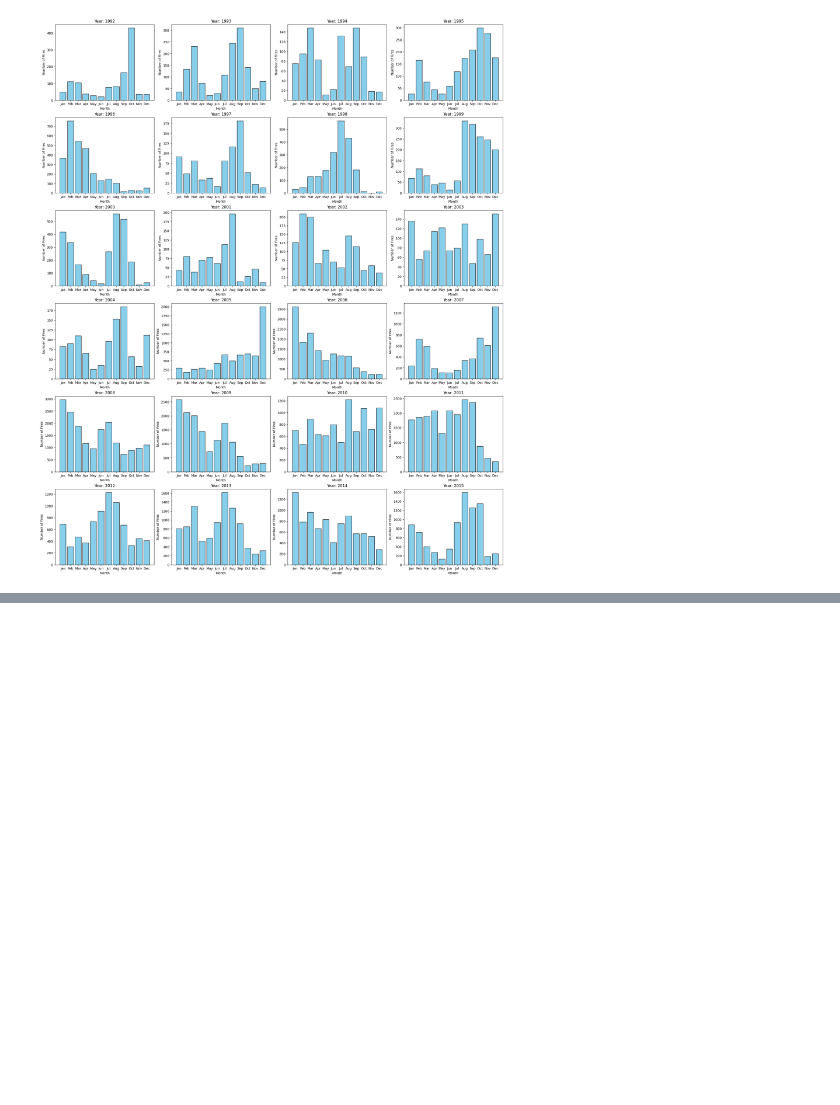
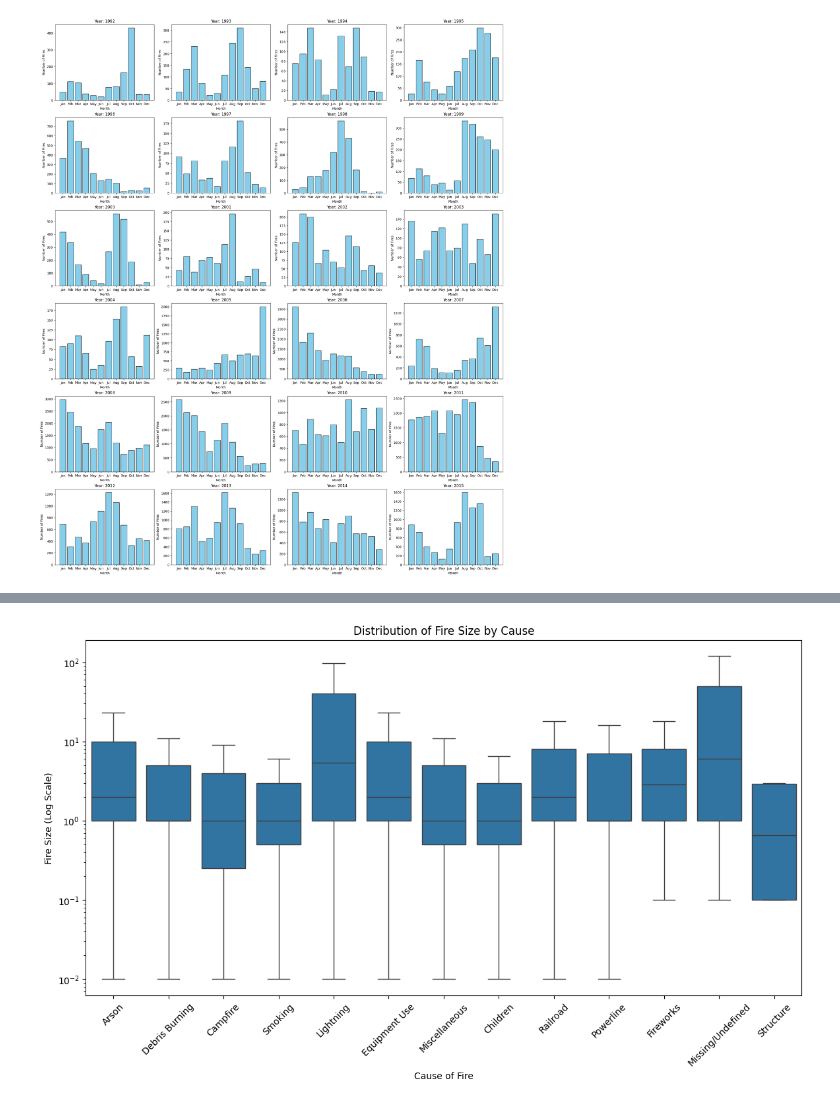
Before and after one commit to J0bster/forestfires_usa, a Jupyter notebook: Job/plot.ipynb, the cells around one changed output, grey strips where cells are left out. Saved outputs shown, nothing was run; the diff lists cells and outputs as text; code cells hidden in the pictures; blank space fills up the shorter version.

```diff
--- a/Job/plot.ipynb
+++ b/Job/plot.ipynb
@@ -132,0 +102,17 @@ plt.show()
+# %%
+texas_fires_with_drought_and_fips = pd.read_csv('../dataset/texas_fires_drought.csv')
+# %%
+import seaborn as sns
+import matplotlib.pyplot as plt
+
+# Box plot of fire size by cause
+plt.figure(figsize=(14, 7))
+sns.boxplot(data=texas_fires_with_drought_and_fips, x='STAT_CAUSE_DESCR', y='FIRE_SIZE', showfliers=False)
+plt.yscale('log')  # Use log scale for fire size
+plt.xticks(rotation=45)
+plt.title('Distribution of Fire Size by Cause')
+plt.xlabel('Cause of Fire')
+plt.ylabel('Fire Size (Log Scale)')
+plt.show()
+# %% [output]
+[figure, added]
```
Also changed, not shown: parts of 9 cells of this notebook, 4 other files.
